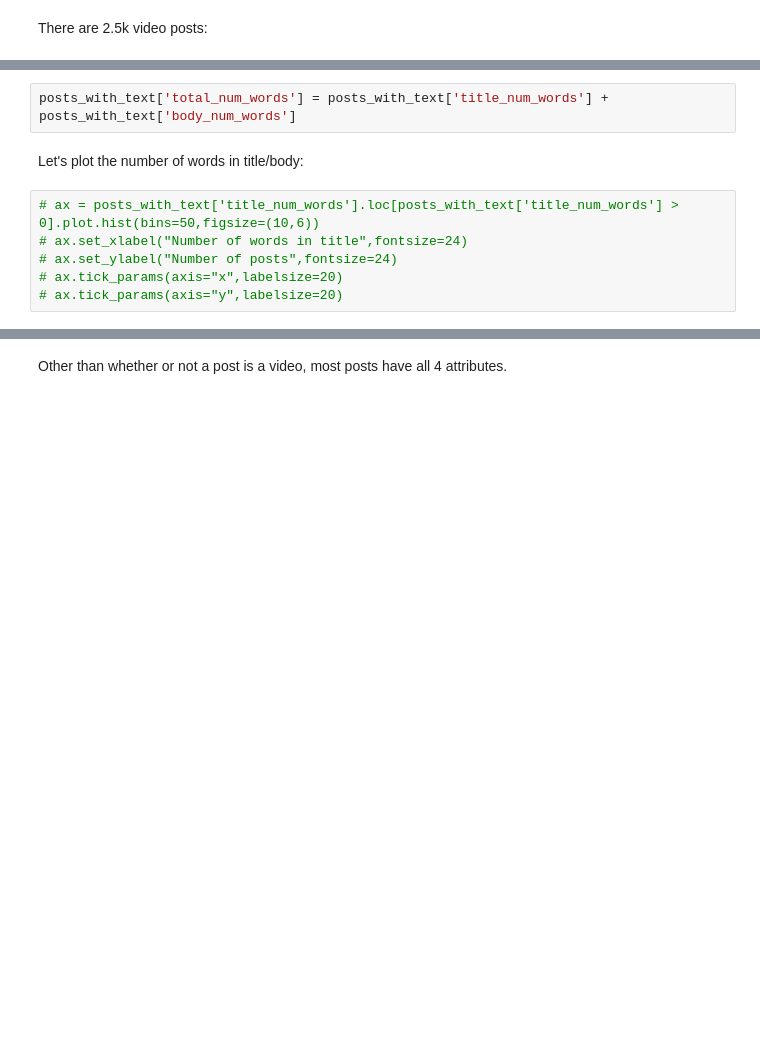
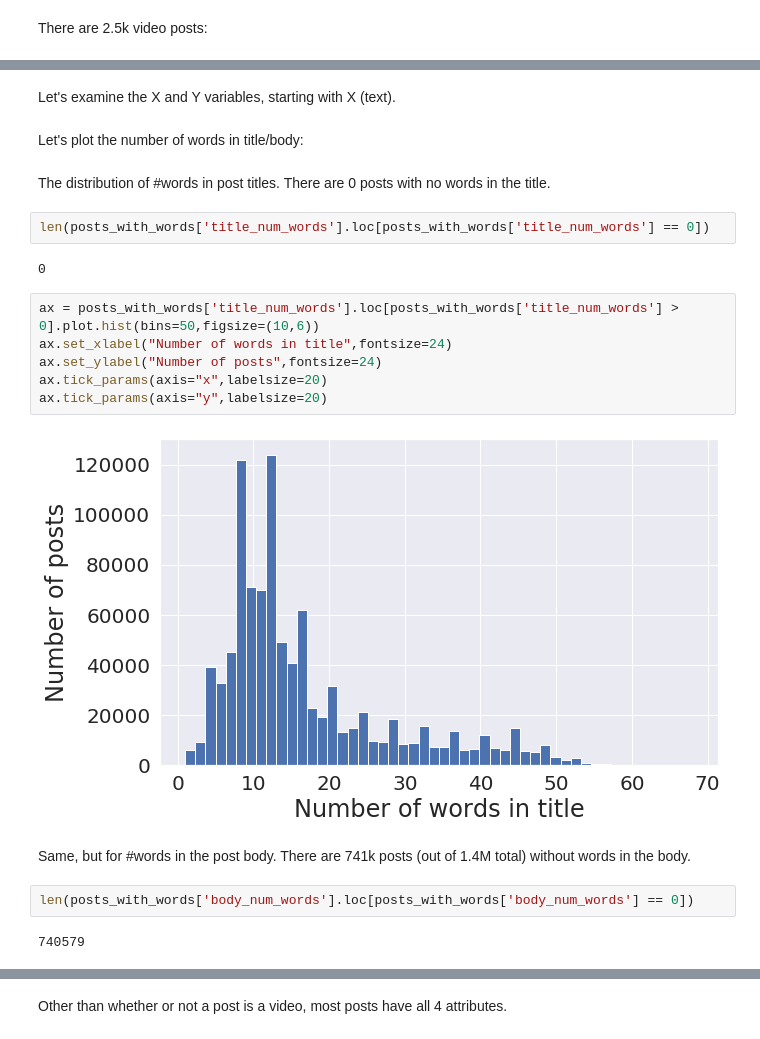
Before and after one commit to yiweiluo/Green-American-Lexicon, a Jupyter notebook: 1_data_collection/reddit/explore_reddit_data.ipynb, the cells around one changed output, grey strips where cells are left out. Saved outputs shown, nothing was run; the diff lists cells and outputs as text; blank space fills up the shorter version.

```diff
--- a/1_data_collection/reddit/explore_reddit_data.ipynb
+++ b/1_data_collection/reddit/explore_reddit_data.ipynb
@@ -133,11 +157,25 @@ posts_with_text.loc[(posts_with_text.title_num_words > 0) |
-# %%
-posts_with_text['total_num_words'] = posts_with_text['title_num_words'] + posts_with_text['body_num_words']
+# %% [markdown]
+Let's examine the X and Y variables, starting with X (text).
 # %% [markdown]
 Let's plot the number of words in title/body:
+# %% [markdown]
+The distribution of #words in post titles. There are 0 posts with no words in the title.
+# %%
+len(posts_with_words['title_num_words'].loc[posts_with_words['title_num_words'] == 0])
+# %% [output]
+0
 # %%
-# ax = posts_with_text['title_num_words'].loc[posts_with_text['title_num_words'] > 0].plot.hist(bins=50,figsize=(10,6))
-# ax.set_xlabel("Number of words in title",fontsize=24)
-# ax.set_ylabel("Number of posts",fontsize=24)
-# ax.tick_params(axis="x",labelsize=20)
-# ax.tick_params(axis="y",labelsize=20)
+ax = posts_with_words['title_num_words'].loc[posts_with_words['title_num_words'] > 0].plot.hist(bins=50,figsize=(10,6))
+ax.set_xlabel("Number of words in title",fontsize=24)
+ax.set_ylabel("Number of posts",fontsize=24)
+ax.tick_params(axis="x",labelsize=20)
+ax.tick_params(axis="y",labelsize=20)
+# %% [output]
+[figure, added]
+# %% [markdown]
+Same, but for #words in the post body. There are 741k posts (out of 1.4M total) without words in the body.
+# %%
+len(posts_with_words['body_num_words'].loc[posts_with_words['body_num_words'] == 0])
+# %% [output]
+740579
 # %%
```
Also changed, not shown: parts of 143 cells of this notebook.
